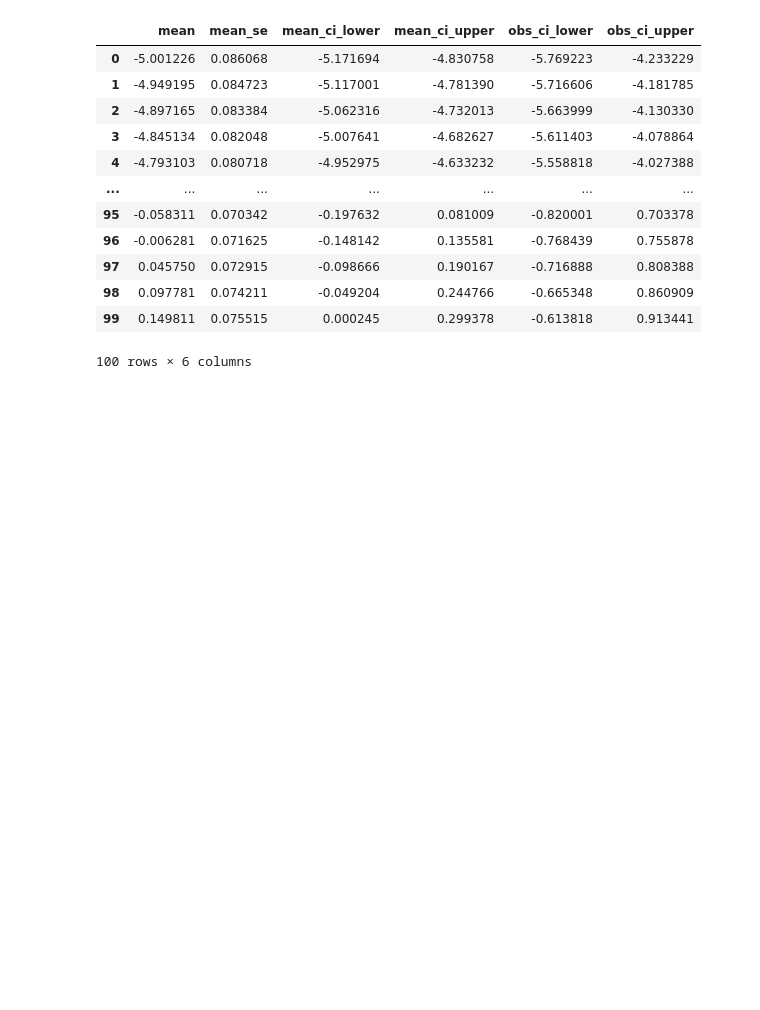
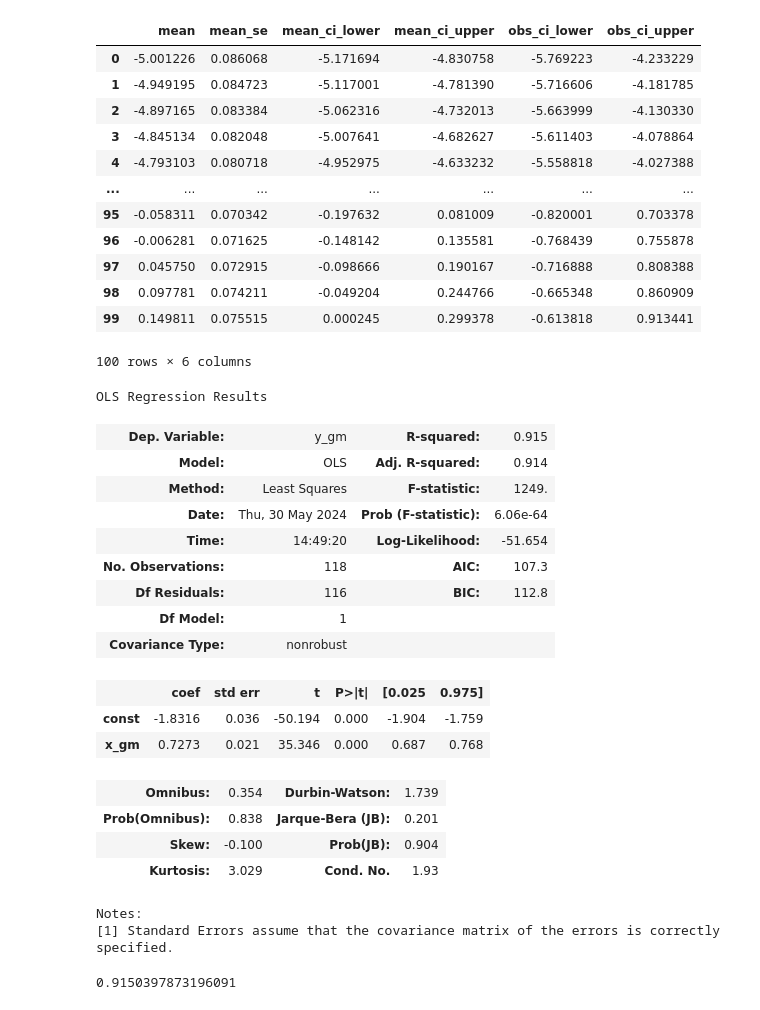
Before and after one commit to macmyn/sublinear-stability, a Jupyter notebook: notebooks/large_scale_data.ipynb, the cells around one changed output. Saved outputs shown, nothing was run; the diff lists cells and outputs as text; code cells hidden in the pictures; blank space fills up the shorter version.

```diff
--- a/notebooks/large_scale_data.ipynb
+++ b/notebooks/large_scale_data.ipynb
@@ -109,3 +109,29 @@ prediction_summary
 | 98 | 0.097781 | 0.074211 | -0.049204 | 0.244766 | -0.665348 | 0.860909 |
 | 99 | 0.149811 | 0.075515 | 0.000245 | 0.299378 | -0.613818 | 0.913441 |
 100 rows × 6 columns
+# %%
+model.summary()
+# %% [output]
+OLS Regression Results
+| Dep. Variable: | y_gm | R-squared: | 0.915 |
+| Model: | OLS | Adj. R-squared: | 0.914 |
+| Method: | Least Squares | F-statistic: | 1249. |
+| Date: | Thu, 30 May 2024 | Prob (F-statistic): | 6.06e-64 |
+| Time: | 14:49:20 | Log-Likelihood: | -51.654 |
+| No. Observations: | 118 | AIC: | 107.3 |
+| Df Residuals: | 116 | BIC: | 112.8 |
+| Df Model: | 1 |  |  |
+| Covariance Type: | nonrobust |  |  |
+|  | coef | std err | t | P>|t| | [0.025 | 0.975] |
+| const | -1.8316 | 0.036 | -50.194 | 0.000 | -1.904 | -1.759 |
+| x_gm | 0.7273 | 0.021 | 35.346 | 0.000 | 0.687 | 0.768 |
+| Omnibus: | 0.354 | Durbin-Watson: | 1.739 |
+| Prob(Omnibus): | 0.838 | Jarque-Bera (JB): | 0.201 |
+| Skew: | -0.100 | Prob(JB): | 0.904 |
+| Kurtosis: | 3.029 | Cond. No. | 1.93 |
+Notes:
+[1] Standard Errors assume that the covariance matrix of the errors is correctly specified.
+# %%
+model.rsquared
+# %% [output]
+0.9150397873196091
```
Also changed, not shown: parts of 1 cell of this notebook, 4 other files.
